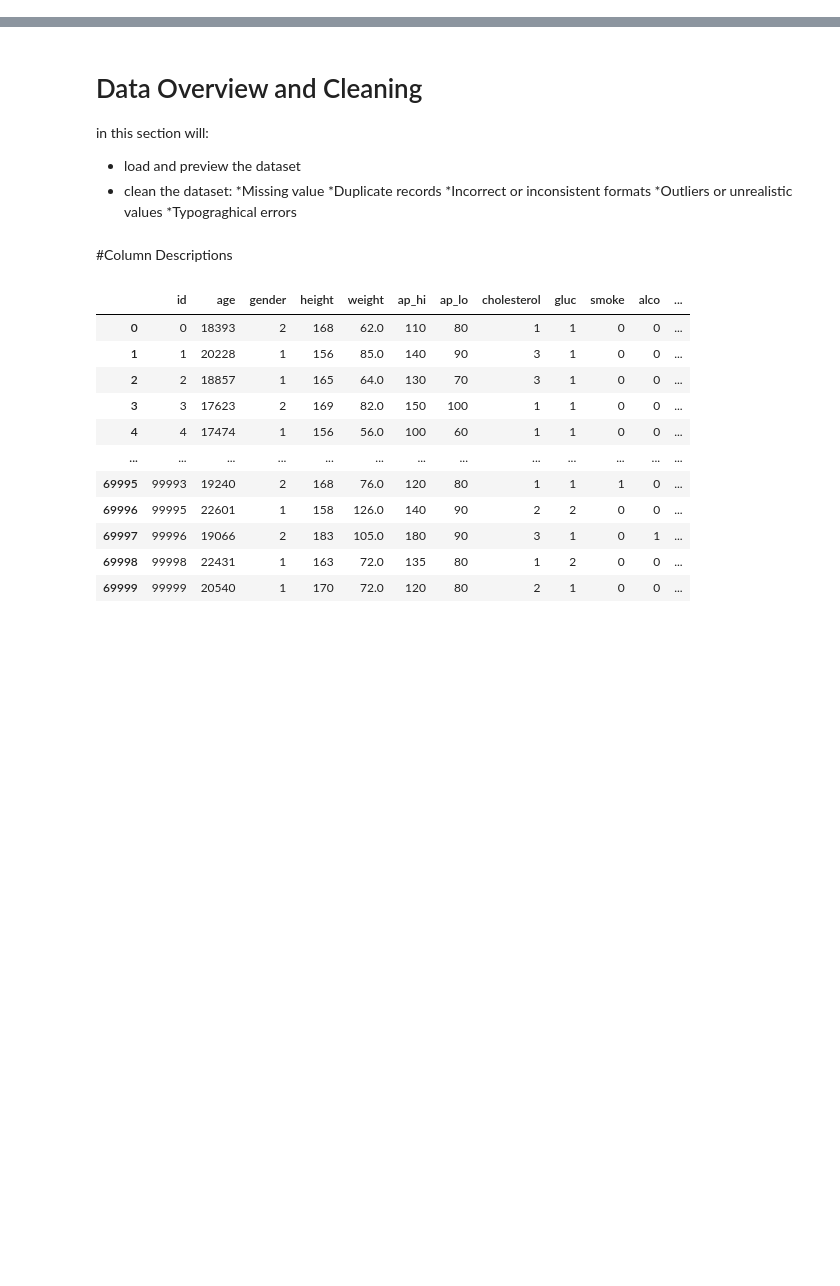
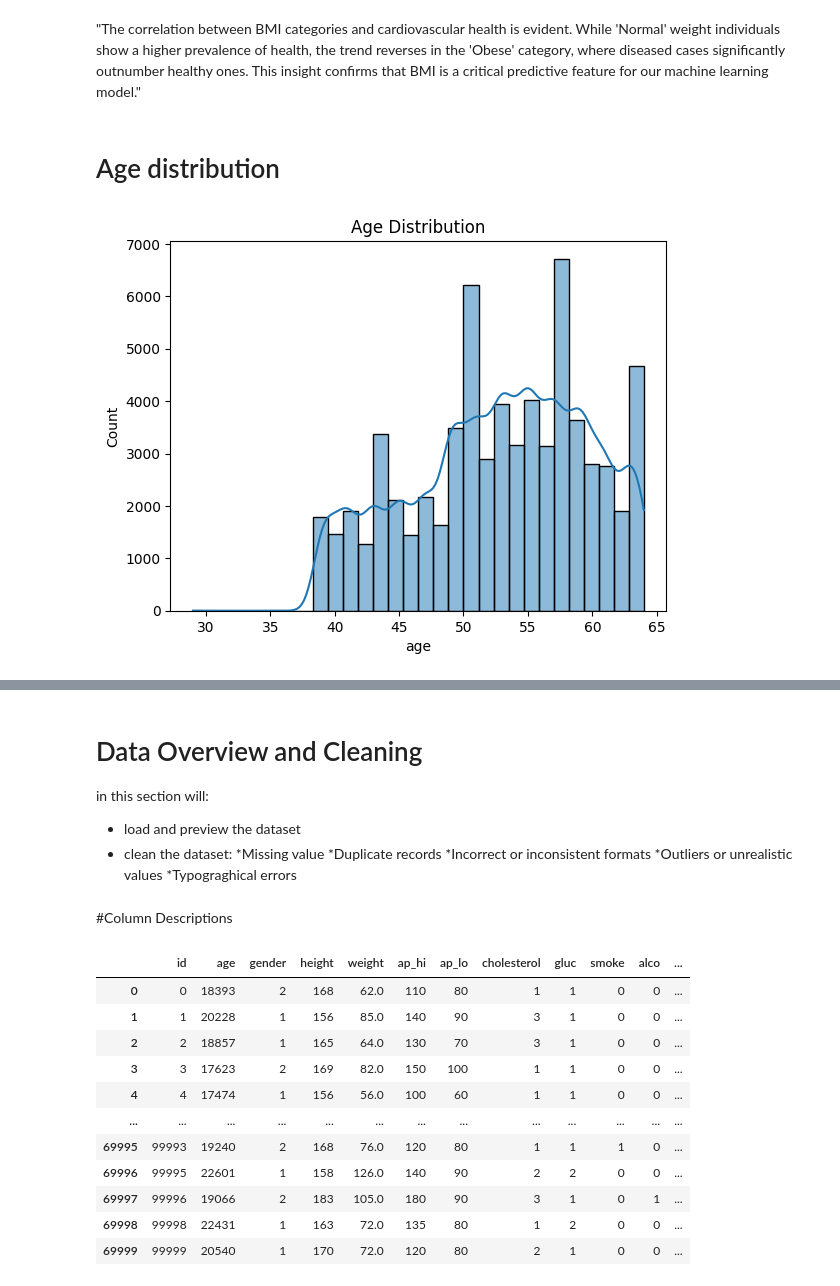
Before and after one commit to yousefghawi/Cardiovascular-disease-capstone-project, a Jupyter notebook: Modeling and Evaluation/Machine_Learning_Modeling.ipynb, the cells around one changed output, grey strips where cells are left out. Drawn from its saved outputs; the diff is of its cells as text; code cells hidden in the pictures; blank space fills up the shorter version.

```diff
--- a/Modeling and Evaluation/Machine_Learning_Modeling.ipynb
+++ b/Modeling and Evaluation/Machine_Learning_Modeling.ipynb
@@ -0,0 +598,10 @@
+# %% [markdown]
+"The correlation between BMI categories and cardiovascular health is evident. While 'Normal' weight individuals show a higher prevalence of health, the trend reverses in the 'Obese' category, where diseased cases significantly outnumber healthy ones. This insight confirms that BMI is a critical predictive feature for our machine learning model."
+# %% [markdown]
+# Age distribution
+# %%
+sns.histplot(df['age'], bins=30, kde=True)
+plt.title("Age Distribution")
+plt.show()
+# %% [output]
+[figure, added]
```
Also changed, not shown: parts of 108 cells of this notebook.
